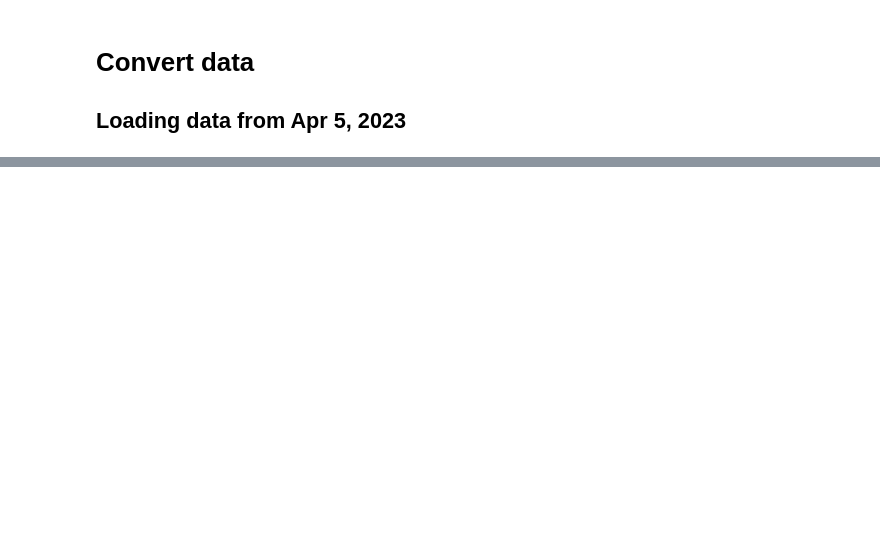
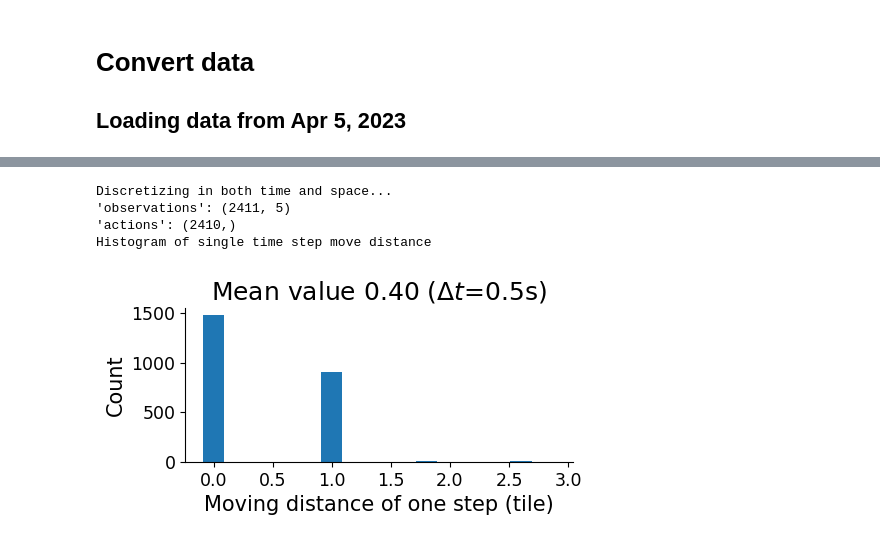
Before and after one commit to XaqLab/hex-arena, a Jupyter notebook: load-data.ipynb, the cells around one changed output, grey strips where cells are left out. Drawn from its saved outputs; the diff is of its cells as text; code cells hidden in the pictures; blank space fills up the shorter version.

```diff
--- a/load-data.ipynb
+++ b/load-data.ipynb
@@ -83 +59,29 @@ actions: (2399,)
+# %%
+print("Discretizing in both time and space...")
+env_data = env.convert_experiment_data(block_data)
+observations, actions = env.extract_observation_and_action(env_data)
+print("'observations': {}".format(observations.shape))
+print("'actions': {}".format(actions.shape))
+
+ds = []
+for i in range(len(actions)):
+    x1, y1 = env.arena.anchors[observations[i+1, 0]]
+    x0, y0 = env.arena.anchors[observations[i, 0]]
+    ds.append(((x1-x0)**2+(y1-y0)**2)**0.5)
+ds = np.array(ds)*env.arena.resol
+
+print("Histogram of single time step move distance")
+_, ax = plt.subplots(figsize=(5, 2))
+ax.hist(ds, np.arange(-0.1, ds.max(), 0.2), rwidth=0.9)
+ax.set_xlabel('Moving distance of one step (tile)')
+ax.set_ylabel('Count')
+ax.set_title('Mean value {:.2f}'.format(ds.mean())+' ($\Delta t$'+'={:g}s)'.format(env.dt))
+
+plt.show()
+# %% [output]
+Discretizing in both time and space...
+'observations': (2411, 5)
+'actions': (2410,)
+Histogram of single time step move distance
+[figure, added]
 # %%
```
Also changed, not shown: parts of 5 cells of this notebook, 7 other files.
